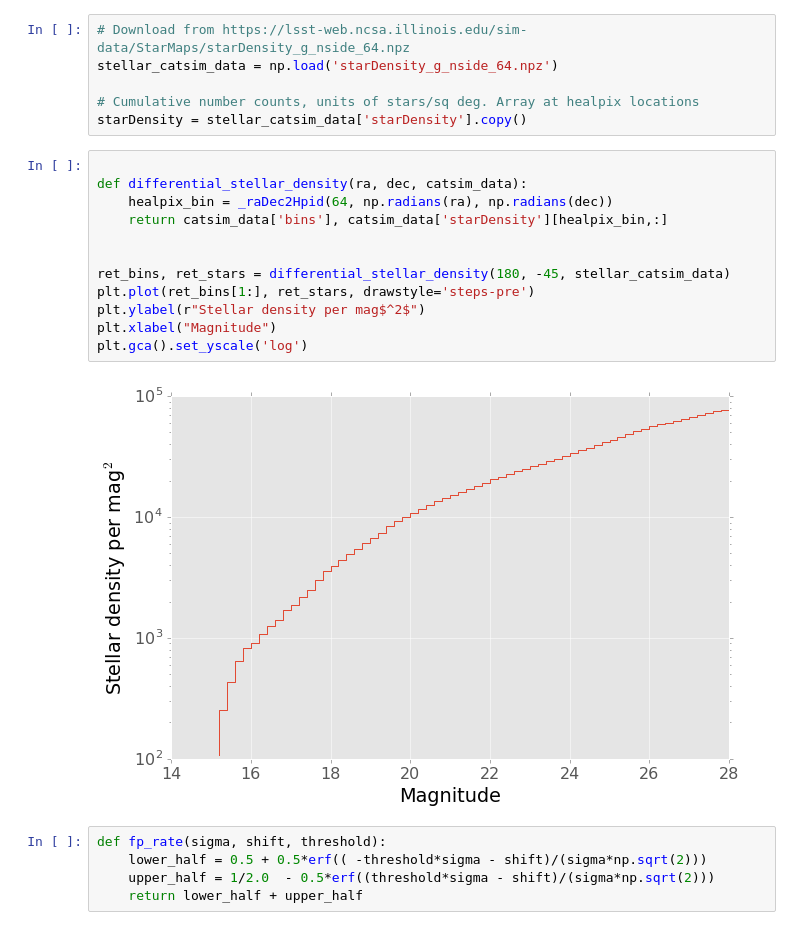
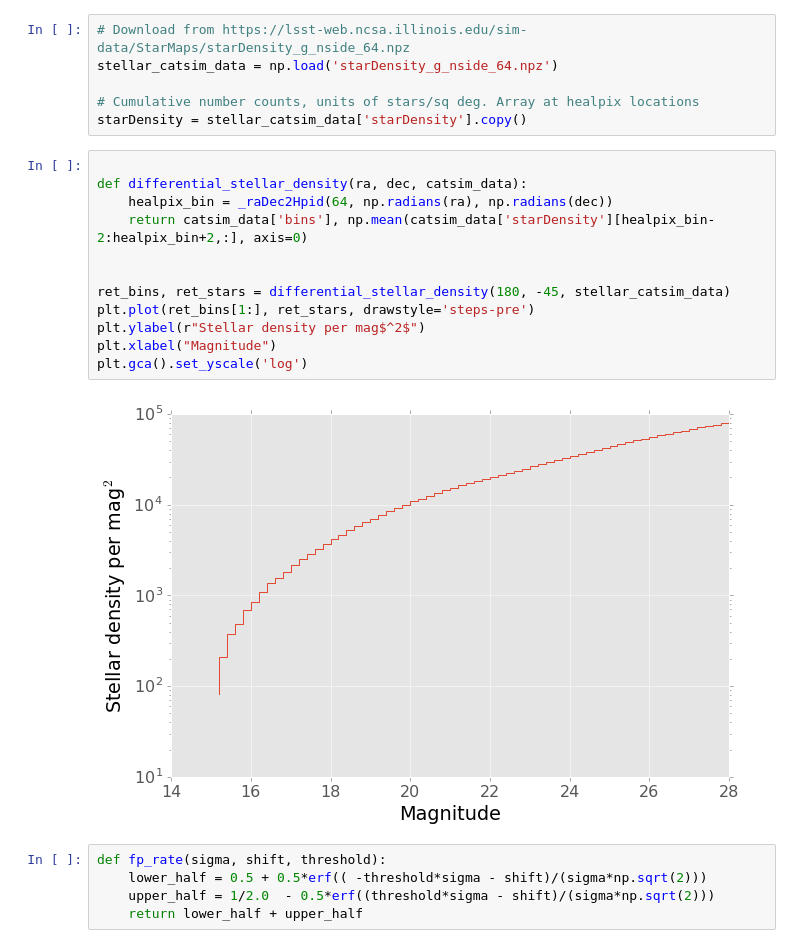
Before and after one commit to lsst-dmsst/LDM-523, a Jupyter notebook: numerical_estimation.ipynb, the cells around one changed output. Saved outputs shown, nothing was run; the diff lists cells and outputs as text.

```diff
--- a/numerical_estimation.ipynb
+++ b/numerical_estimation.ipynb
@@ -18,17 +18,17 @@ starDensity = stellar_catsim_data['starDensity'].copy()
 # %%
 
 def differential_stellar_density(ra, dec, catsim_data):
     healpix_bin = _raDec2Hpid(64, np.radians(ra), np.radians(dec))
-    return catsim_data['bins'], catsim_data['starDensity'][healpix_bin,:]
+    return catsim_data['bins'], np.mean(catsim_data['starDensity'][healpix_bin-2:healpix_bin+2,:], axis=0)
 
 
 ret_bins, ret_stars = differential_stellar_density(180, -45, stellar_catsim_data)
 plt.plot(ret_bins[1:], ret_stars, drawstyle='steps-pre')
 plt.ylabel(r"Stellar density per mag$^2$")
 plt.xlabel("Magnitude")
 plt.gca().set_yscale('log')
 # %% [output]
-[figure, old version]
+[figure, new version]
 # %%
 def fp_rate(sigma, shift, threshold):
     lower_half = 0.5 + 0.5*erf(( -threshold*sigma - shift)/(sigma*np.sqrt(2)))
```
Also changed, not shown: parts of 3 cells of this notebook, 9 other files.
